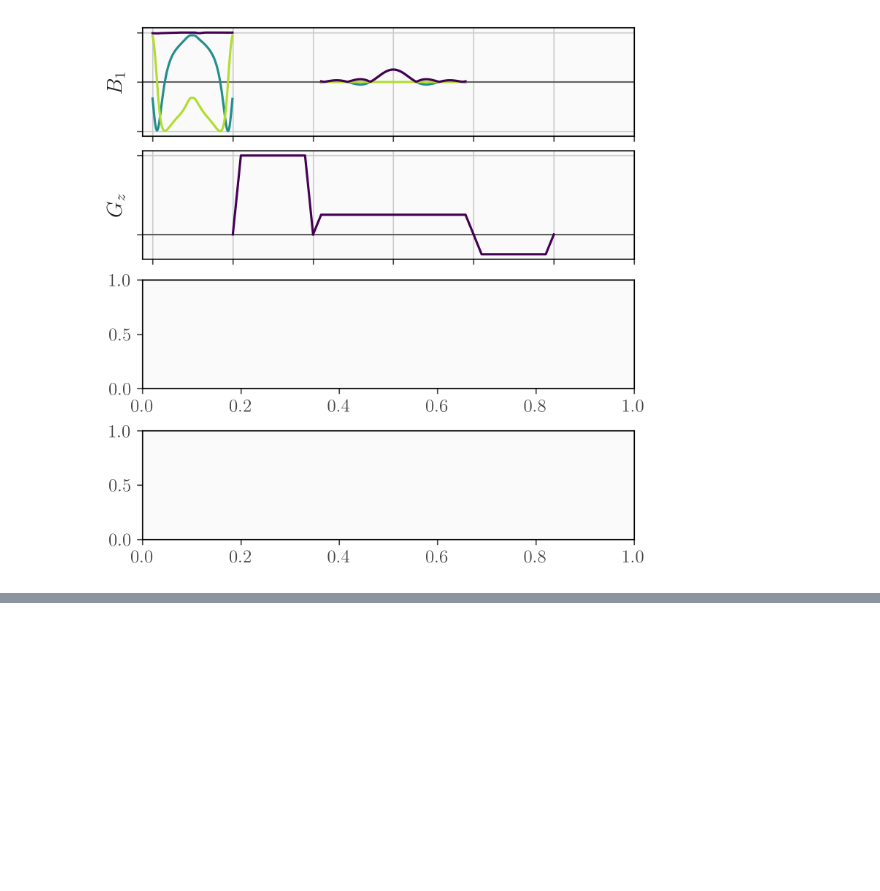
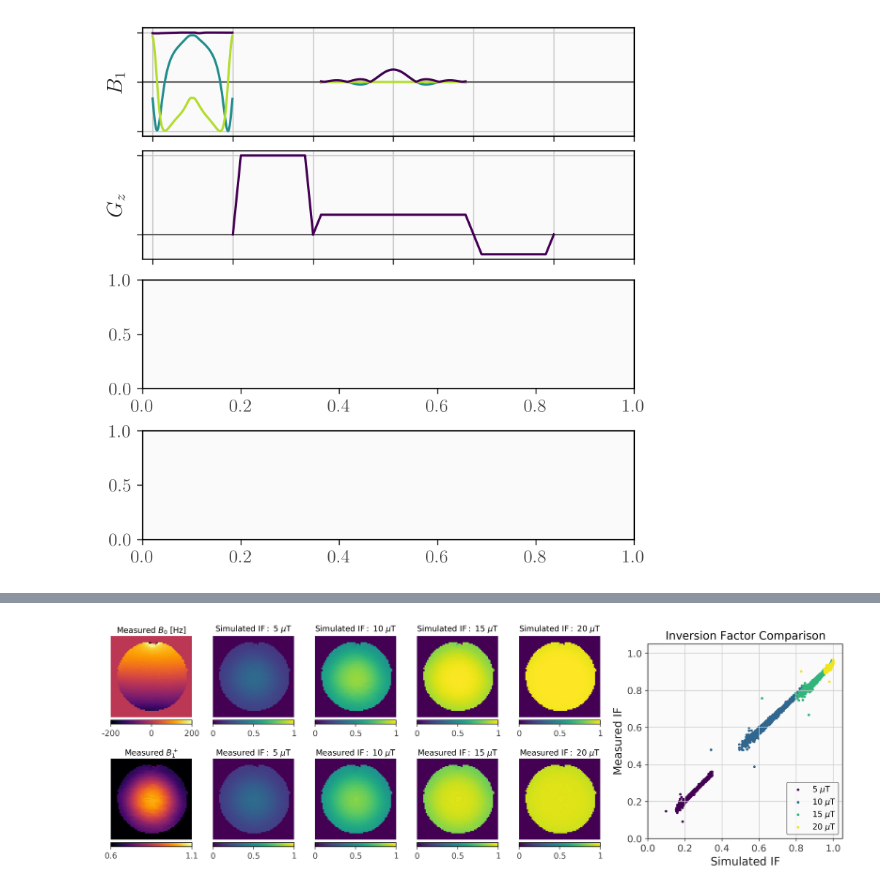
Before and after one commit to AdaptiveMRILab/constrained_inversion_mrm, a Jupyter notebook: plot_pulses.ipynb, the cells around one changed output, grey strips where cells are left out. Saved outputs shown, nothing was run; the diff lists cells and outputs as text; code cells hidden in the pictures; blank space fills up the shorter version.

```diff
--- a/plot_pulses.ipynb
+++ b/plot_pulses.ipynb
@@ -334,0 +337,98 @@ ax[1].grid()
+# %%
+from mpl_toolkits.axes_grid1 import make_axes_locatable
+cmap_field = cm.inferno
+
+data_file = 'data/measurements_20250319/eval_data_meas_vs_sim.h5'
+with h5py.File(data_file,'r') as F:
+    B0 = np.array(F['B0'], dtype=np.float64)
+    B1 = np.array(F['B1'], dtype=np.float64)
+    IF = np.array(F['IF'], dtype=np.float64)
+    IF_sim = np.array(F['IF_sim'], dtype=np.float64)
+    mask = np.array(F['mask'], dtype=np.float64)
+    inv_scales = np.array(F['inv_scales'], dtype=np.float64)
+
+fig, ax = plt.subplots(2, 7, figsize=(13,4.25), dpi=300, constrained_layout=True)
+gs = ax[0, 0].get_gridspec()
+for r in range(2):
+    for c in range(5,7):
+        ax[r,c].remove()
+
+fs = 10
+lfs = 10
+
+# show B0
+ax_scatter = fig.add_subplot(gs[:, 5:])
+ax[0,0].imshow(B0 * mask, vmin=-200.0, vmax=200.0, cmap=cmap_field)
+ax[0,0].axis('off')
+ax[0,0].set_title(r'$\mathrm{Measured\ }B_0\mathrm{\ [Hz]}$', fontsize=fs, pad=4)
+norm = mcolors.Normalize(vmin=-200.0, vmax=200.0)
+sm = cm.ScalarMappable(cmap=cmap_field, norm=norm)
+sm.set_array([])
+divider = make_axes_locatable(ax[0,0])
+cax = divider.append_axes("bottom", size="5%", pad=0.05)
+cbar = fig.colorbar(sm, cax=cax, orientation='horizontal')
+cbar.set_ticks([-200, 0, 200])
+cbar.set_ticklabels([r'-200', r'0', r'200'], fontsize=lfs)
+
+# show B1
+ax[1,0].imshow(B1 * mask, vmin=0.6, vmax=1.1, cmap=cmap_field)
+ax[1,0].axis('off')
+ax[1,0].set_title(r'$\mathrm{Measured\ }B_1^+$', fontsize=fs, pad=4)
+b1min = 0.6
+b1max = 1.1
+norm = mcolors.Normalize(vmin=b1min, vmax=b1max)
+sm = cm.ScalarMappable(cmap=cmap_field, norm=norm)
+sm.set_array([])
+divider = make_axes_locatable(ax[1,0])
+cax = divider.append_axes("bottom", size="5%", pad=0.05)
+cbar = fig.colorbar(sm, cax=cax, orientation='horizontal')
+cbar.set_ticks([b1min, b1max])
+cbar.set_ticklabels([r'%.1f'%(b1min), r'%.1f'%(b1max)], fontsize=lfs)
+
+b1_peak = 20.0
+for n in range(4):
+
+    ax[0,n+1].imshow(IF_sim[:,:,n] * mask, vmin=0.0, vmax=1.0)
+    ax[0,n+1].axis('off')
+    ax[0,n+1].set_title(r'$\mathrm{Simulated\ IF:\ %d\ }\mu\mathrm{T}$'%(inv_scales[n] * b1_peak), fontsize=fs)
+    ax[1,n+1].imshow(IF[:,:,n] * mask, vmin=0.0, vmax=1.0)
+    ax[1,n+1].axis('off')
+    ax[1,n+1].set_title(r'$\mathrm{Measured\ IF:\ %d\ }\mu\mathrm{T}$'%(inv_scales[n] * b1_peak), fontsize=fs, pad=4)
+
+    norm = mcolors.Normalize(vmin=0.0, vmax=1.0)
+    sm = cm.ScalarMappable(cmap=cmap, norm=norm)
+    sm.set_array([])
+    divider = make_axes_locatable(ax[0,n+1])
+    cax = divider.append_axes("bottom", size="5%", pad=0.05)  # Small padding
+    cbar = fig.colorbar(sm, cax=cax, orientation='horizontal')
+    cbar.set_ticks([0, 0.5, 1])
+    cbar.set_ticklabels([r'$0$', r'$0.5$', r'$1$'], fontsize=lfs)
+    divider = make_axes_locatable(ax[1,n+1])
+    cax = divider.append_axes("bottom", size="5%", pad=0.05)  # Small padding
+    cbar = fig.colorbar(sm, cax=cax, orientation='horizontal')
+    cbar.set_ticks([0, 0.5, 1])
+    cbar.set_ticklabels([r'$0$', r'$0.5$', r'$1$'], fontsize=lfs)
+
+cvals = np.linspace(0, 1, 4)
+for n in range(4):
+    sim = IF_sim[:,:,n]
+    meas = IF[:,:,n]
+    sim = sim[mask > 0.0]
+    meas = meas[mask > 0.0]
+    ax_scatter.scatter(sim, meas, s=5, color=cmap(cvals[n]), alpha=1.0, label=r'$\mathrm{%d\ }\mu\mathrm{T}$'%(inv_scales[n] * b1_peak))
+ax_scatter.grid()
+ax_scatter.set_aspect('equal')
+ax_scatter.set_xlabel(r'$\mathrm{Simulated\ IF}$')
+ax_scatter.set_ylabel(r'$\mathrm{Measured\ IF}$')
+ax_scatter.set_xlim(0, 1.05)
+ax_scatter.set_ylim(0, 1.05)
+ax_scatter.set_xticks(np.arange(0, 1.2, 0.2))
+ax_scatter.set_yticks(np.arange(0, 1.2, 0.2))
+ax_scatter.set_title(r'$\mathrm{Inversion\ Factor\ Comparison}$')
+ax_scatter.legend(loc='lower right', fontsize=lfs)
+
+fig.get_layout_engine().set(hspace=0.1)
+
+plt.show()
+# %% [output]
+[figure, added]
```
Also changed, not shown: parts of 1 cell of this notebook, 3 other files.
